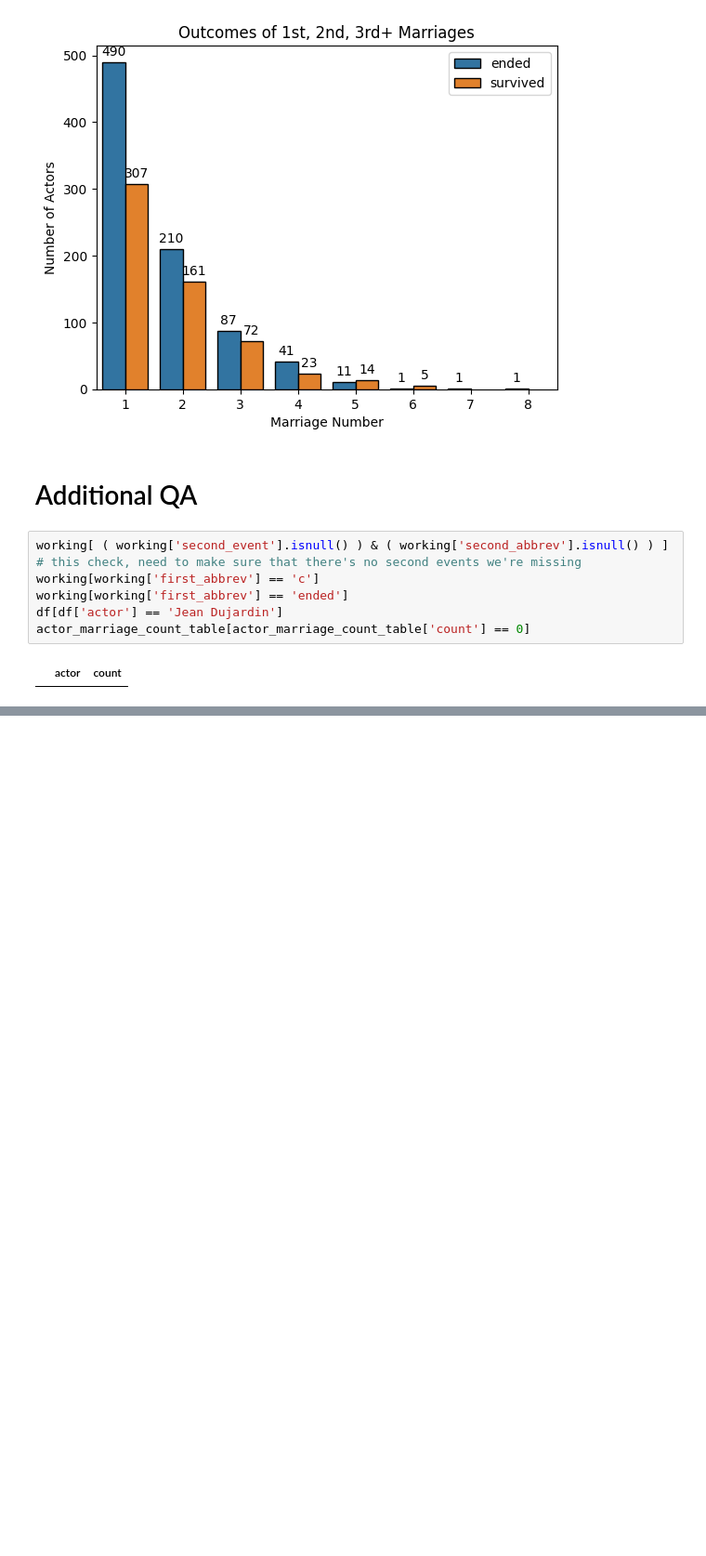
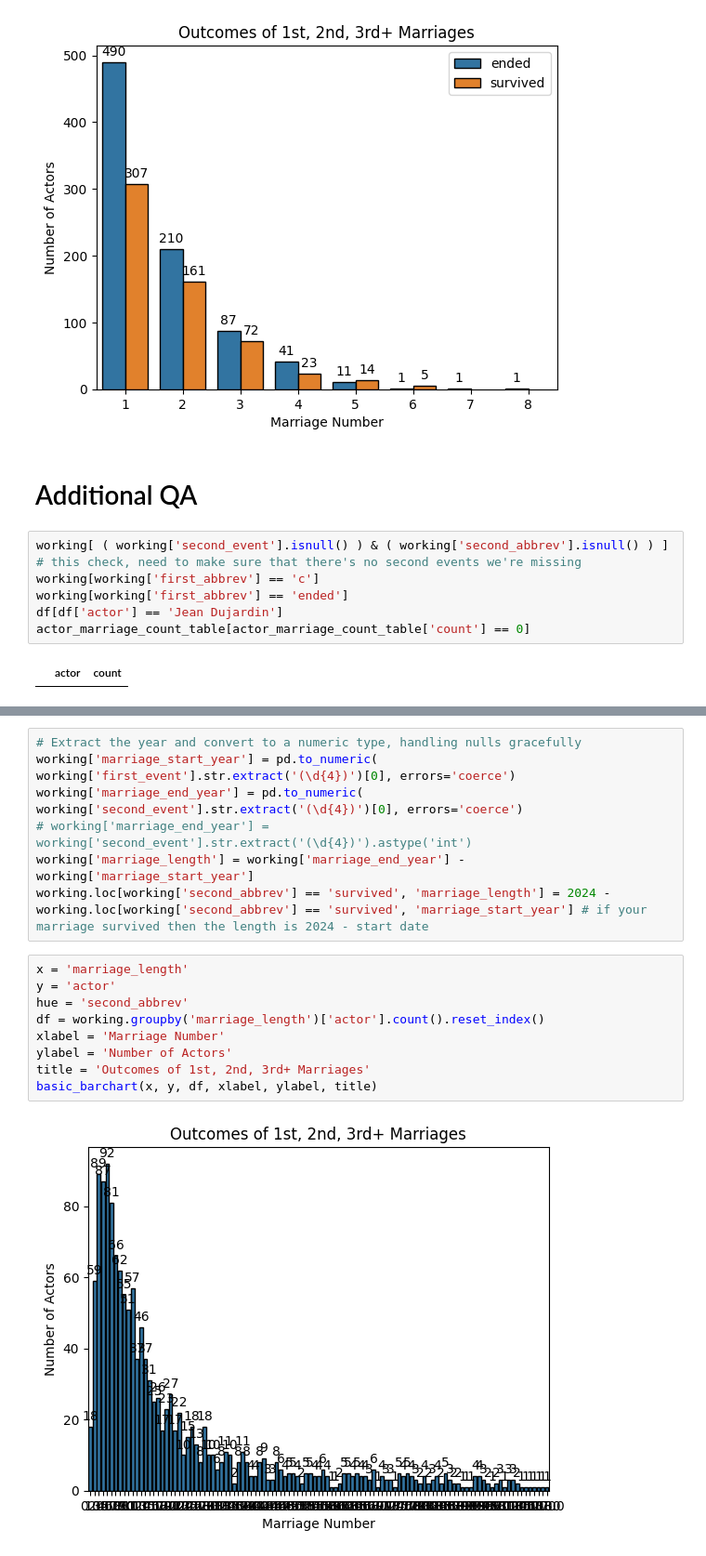
Before and after one commit to arjungup740/hollywood-divorce-rates, a Jupyter notebook: present.ipynb, the cells around one changed output, grey strips where cells are left out. Shown at 93% size. Saved outputs shown, nothing was run; the diff lists cells and outputs as text; blank space fills up the shorter version.

Commit message:
begin looking at marriage lengths

```diff
--- a/present.ipynb
+++ b/present.ipynb
@@ -361,3 +361,21 @@ working[working['actor'] == 'Judy Garland']
 | 84 | Judy Garland | Spouses | Sidney Luft ( m. 1952; div. 1965) | Sidney Luft | ( m. 1952; div. 1965) | m. 1952 | div. 1965 | married | ended | ... |
 | 85 | Judy Garland | Spouses | Mark Herron ( m. 1965; div. 1969) | Mark Herron | ( m. 1965; div. 1969) | m. 1965 | div. 1969 | married | ended | ... |
 | 86 | Judy Garland | Spouses | Mickey Deans ( m. 1969) | Mickey Deans | ( m. 1969) | m. 1969 | NaN | married | survived | ... |
+# %%
+# Extract the year and convert to a numeric type, handling nulls gracefully
+working['marriage_start_year'] = pd.to_numeric( working['first_event'].str.extract('(\d{4})')[0], errors='coerce')
+working['marriage_end_year'] = pd.to_numeric( working['second_event'].str.extract('(\d{4})')[0], errors='coerce')
+# working['marriage_end_year'] = working['second_event'].str.extract('(\d{4})').astype('int')
+working['marriage_length'] = working['marriage_end_year'] - working['marriage_start_year']
+working.loc[working['second_abbrev'] == 'survived', 'marriage_length'] = 2024 - working.loc[working['second_abbrev'] == 'survived', 'marriage_start_year'] # if your marriage survived then the length is 2024 - start date
+# %%
+x = 'marriage_length'
+y = 'actor'
+hue = 'second_abbrev'
+df = working.groupby('marriage_length')['actor'].count().reset_index()
+xlabel = 'Marriage Number'
+ylabel = 'Number of Actors'
+title = 'Outcomes of 1st, 2nd, 3rd+ Marriages'
+basic_barchart(x, y, df, xlabel, ylabel, title)
+# %% [output]
+[figure, added]
```
Also changed, not shown: parts of 2 cells of this notebook.
